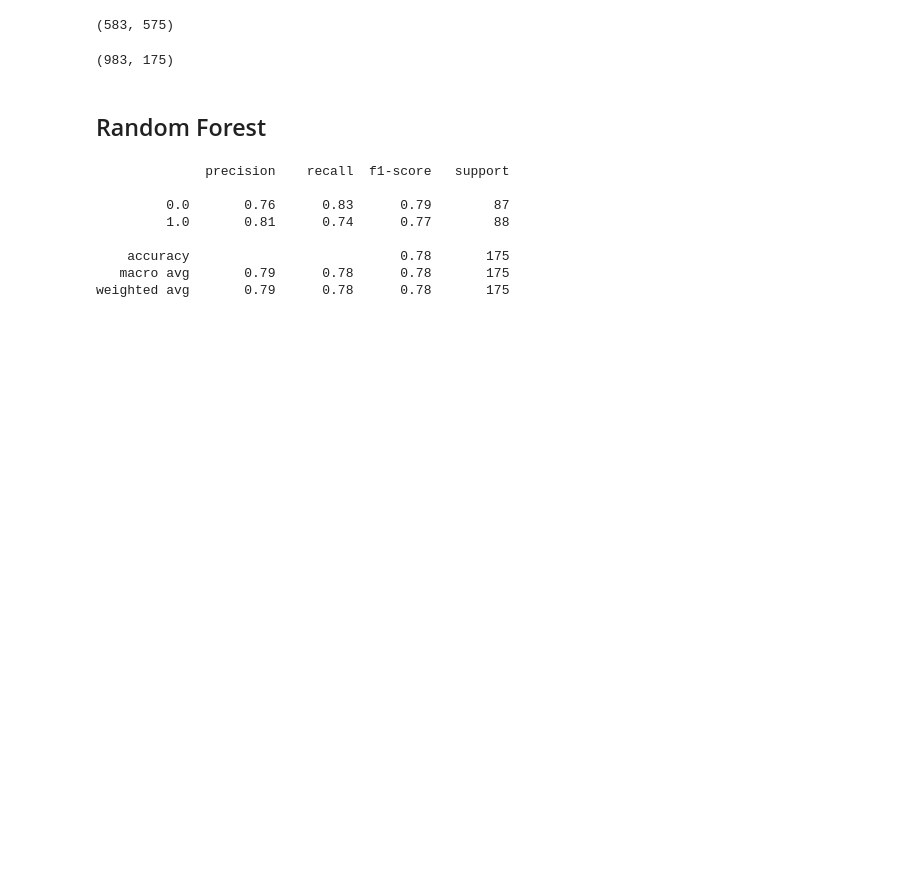
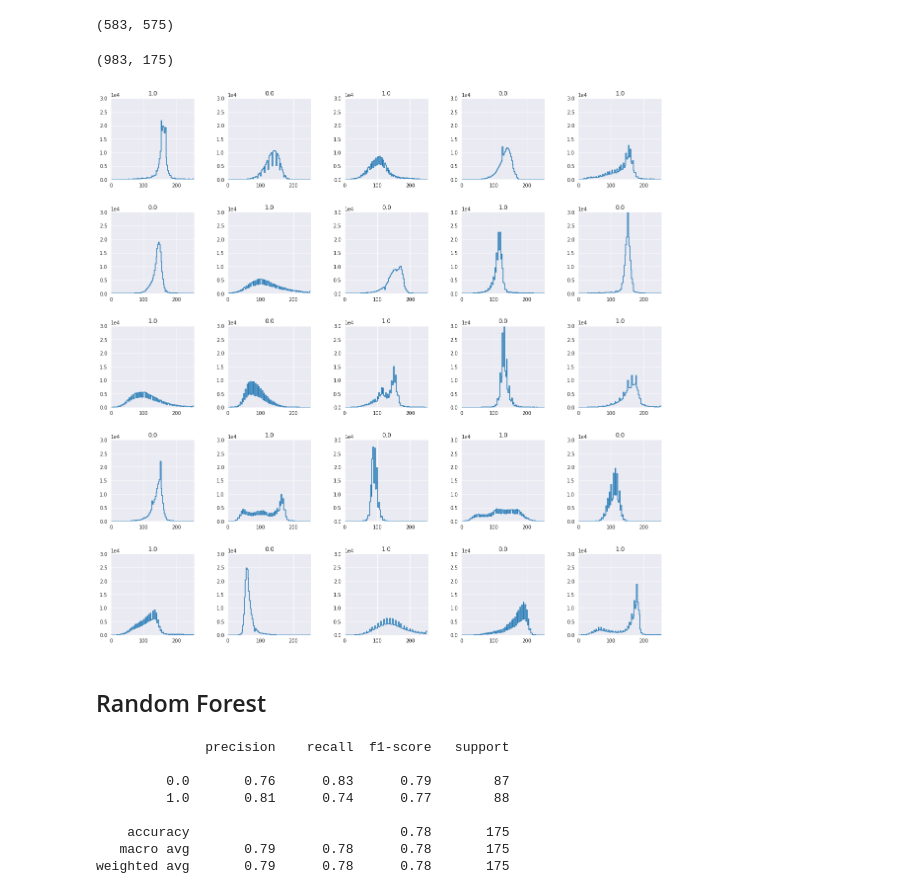
Before and after one commit to giollimirgia/litter_thesis, a Jupyter notebook: code/classifier_comparisons.ipynb, the cells around one changed output. Saved outputs shown, nothing was run; the diff lists cells and outputs as text; code cells hidden in the pictures; blank space fills up the shorter version.

```diff
--- a/code/classifier_comparisons.ipynb
+++ b/code/classifier_comparisons.ipynb
@@ -78,6 +78,26 @@ def get_preditictions(model, test_data):
 # %%
 training_data_, training_labels_ = prepareData(training_set)
 test_data_, test_labels_ = prepareData(test_set)
+# %%
+j = 0
+done = []
+l = 1
+f = plt.figure(figsize=(20, 20))
+f.subplots_adjust(hspace=0.4, wspace=0.4)
+sns.set_style('darkgrid')
+for i in range(1, 26):
+    ax = f.add_subplot(5, 5, i)
+    while (training_labels_[j] != l or j in done): j+=1
+    done.append(j)
+    l = abs(l-1)
+    plt.step(np.arange(0,255,2.55), training_data_[j])
+    plt.ylim([0,30000])
+    plt.xlim([0,255])
+    plt.ticklabel_format(axis = 'y', style = 'sci', scilimits=(0,0))
+    plt.title(training_labels_[j])
+    j = 0
+# %% [output]
+[figure, added]
 # %% [markdown]
 ## Random Forest
 # %%
```
Also changed, not shown: 1 other file.
